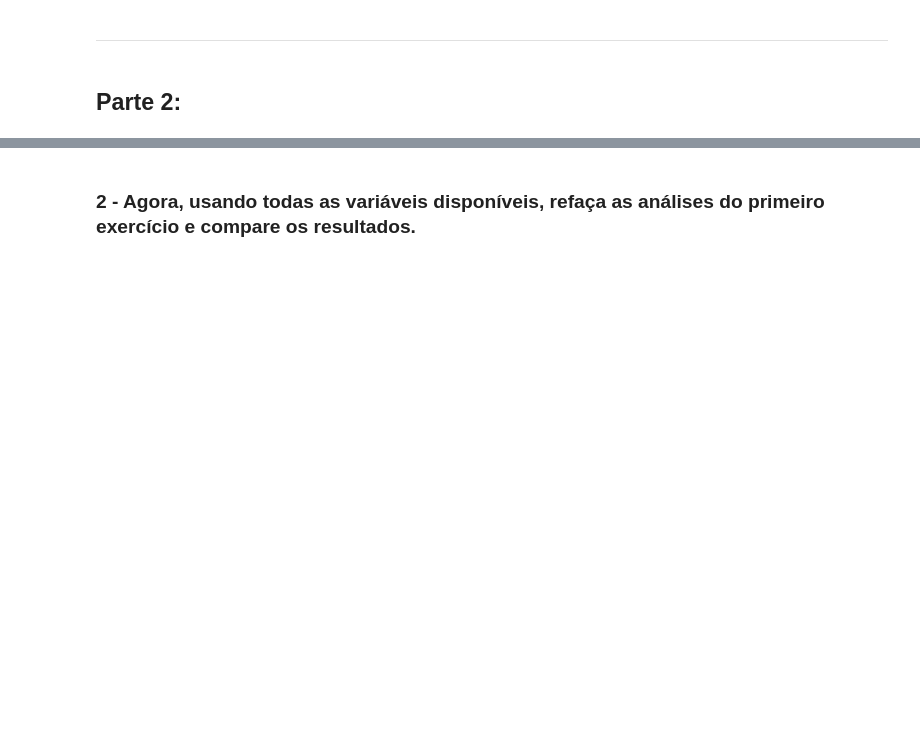
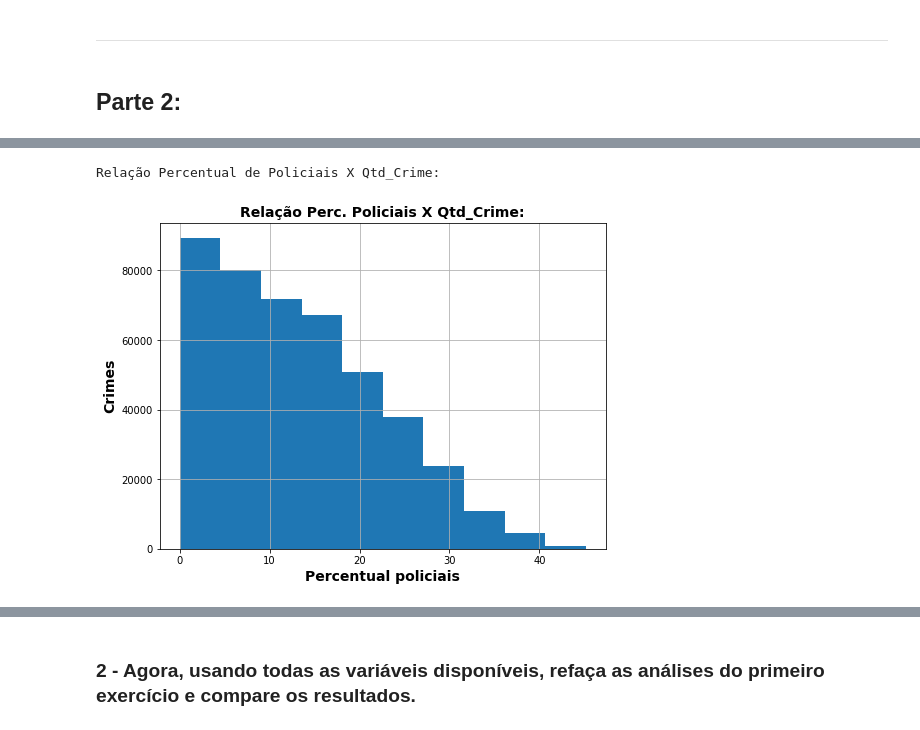
Before and after one commit to cicerooficial/data-science-mentorama, a Jupyter notebook: data-science-beginner/Exercicios/Exercicio_Modulo8/Módulo 8 - Fundamentos de Machine Learning - Exercício.ipynb, the cells around one changed output, grey strips where cells are left out. Saved outputs shown, nothing was run; the diff lists cells and outputs as text; code cells hidden in the pictures; blank space fills up the shorter version.

```diff
--- a/data-science-beginner/Exercicios/Exercicio_Modulo8/Módulo 8 - Fundamentos de Machine Learning - Exercício.ipynb
+++ b/data-science-beginner/Exercicios/Exercicio_Modulo8/Módulo 8 - Fundamentos de Machine Learning - Exercício.ipynb
@@ -128,0 +159,12 @@ df_treino.reset_index(drop=True)
+# %%
+print("Relação Percentual de Policiais X Qtd_Crime:\n")
+plt.figure(figsize=[8,6])
+plt.hist(df['perc_pol'],weights=df['crimes'])
+plt.xlabel('Percentual policiais', fontweight ='bold', fontsize = 14)
+plt.ylabel('Crimes', fontweight ='bold', fontsize = 14)
+plt.title("Relação Perc. Policiais X Qtd_Crime:", fontsize = 14, fontweight = 'bold')
+plt.grid()
+plt.show()
+# %% [output]
+Relação Percentual de Policiais X Qtd_Crime:
+[figure, added]
```
Also changed, not shown: parts of 75 cells of this notebook.
